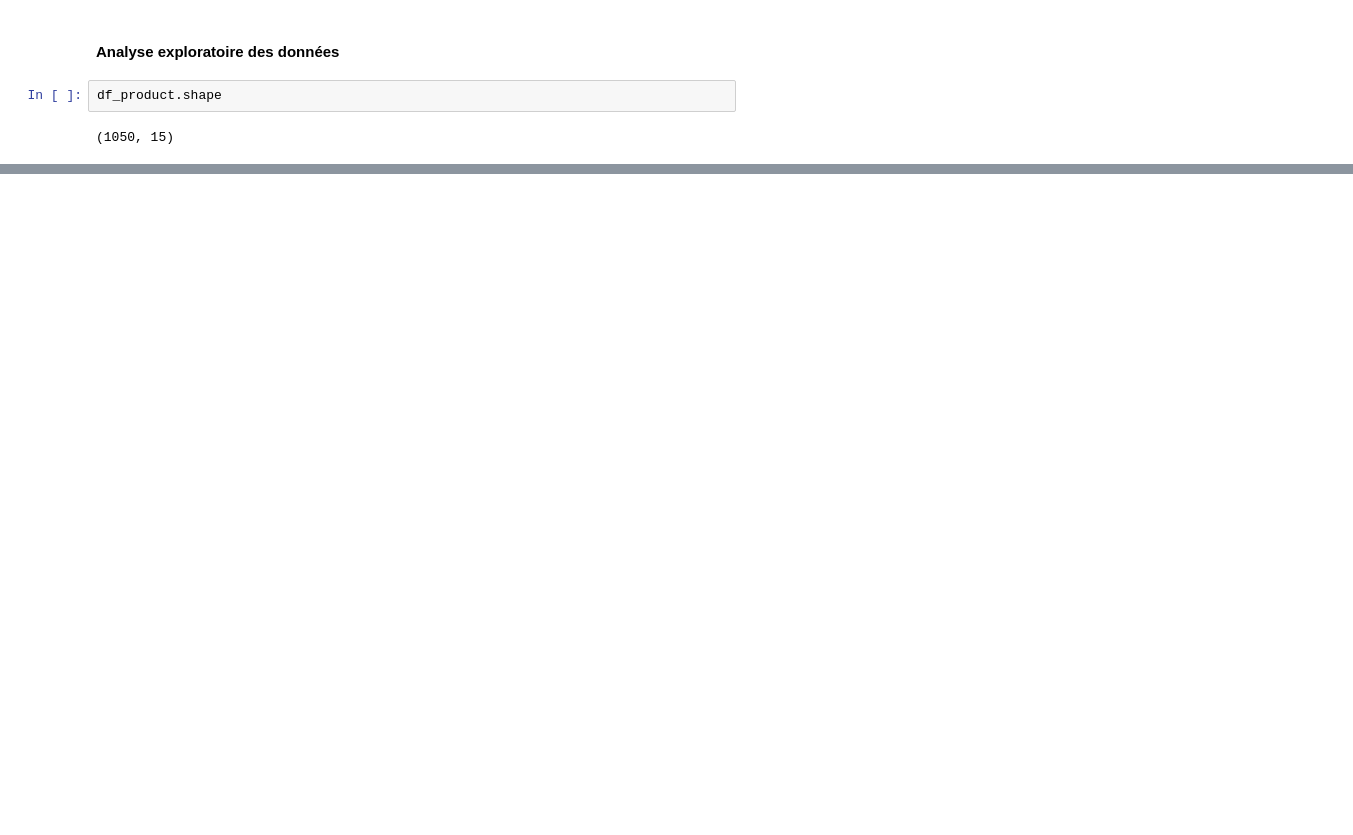
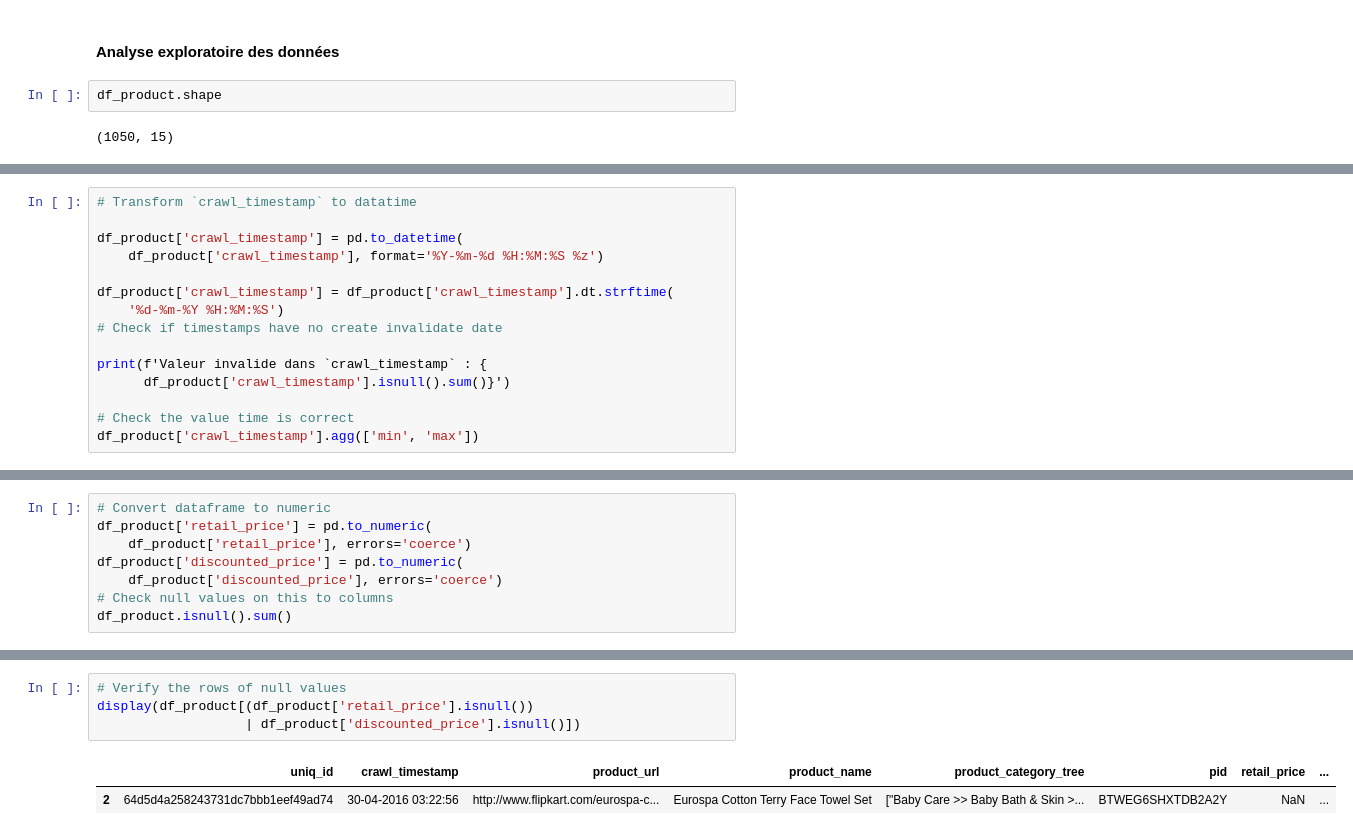
Before and after one commit to dimitri-feniou/openclassrooms-projet6-classification-conso, a Jupyter notebook: notebook_pretraitement.ipynb, the cells around one changed output, grey strips where cells are left out. Saved outputs shown, nothing was run; the diff lists cells and outputs as text; blank space fills up the shorter version.

```diff
--- a/notebook_pretraitement.ipynb
+++ b/notebook_pretraitement.ipynb
@@ -72,0 +61,15 @@ dtype: object
+# %%
+# Transform `crawl_timestamp` to datatime
+
+df_product['crawl_timestamp'] = pd.to_datetime(
+    df_product['crawl_timestamp'], format='%Y-%m-%d %H:%M:%S %z')
+
+df_product['crawl_timestamp'] = df_product['crawl_timestamp'].dt.strftime(
+    '%d-%m-%Y %H:%M:%S')
+# Check if timestamps have no create invalidate date
+
+print(f'Valeur invalide dans `crawl_timestamp` : {
+      df_product['crawl_timestamp'].isnull().sum()}')
+
+# Check the value time is correct
+df_product['crawl_timestamp'].agg(['min', 'max'])
@@ -72,0 +83,8 @@ dtype: object
+# %%
+# Convert dataframe to numeric
+df_product['retail_price'] = pd.to_numeric(
+    df_product['retail_price'], errors='coerce')
+df_product['discounted_price'] = pd.to_numeric(
+    df_product['discounted_price'], errors='coerce')
+# Check null values on this to columns
+df_product.isnull().sum()
@@ -72,0 +144,7 @@ dtype: object
+# %%
+# Verify the rows of null values
+display(df_product[(df_product['retail_price'].isnull())
+                   | df_product['discounted_price'].isnull()])
+# %% [output]
+|  | uniq_id | crawl_timestamp | product_url | product_name | product_category_tree | pid | retail_price | ... |
+| 2 | 64d5d4a258243731dc7bbb1eef49ad74 | 30-04-2016 03:22:56 | http://www.flipkart.com/eurospa-c... | Eurospa Cotton Terry Face Towel Set | ["Baby Care >> Baby Bath & Skin >... | BTWEG6SHXTDB2A2Y | NaN | ... |
```
Also changed, not shown: parts of 19 cells of this notebook.
